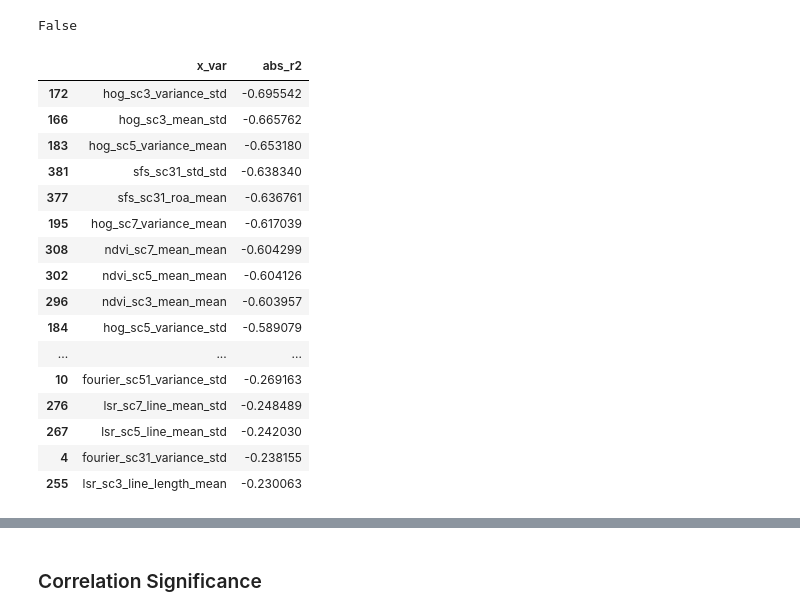
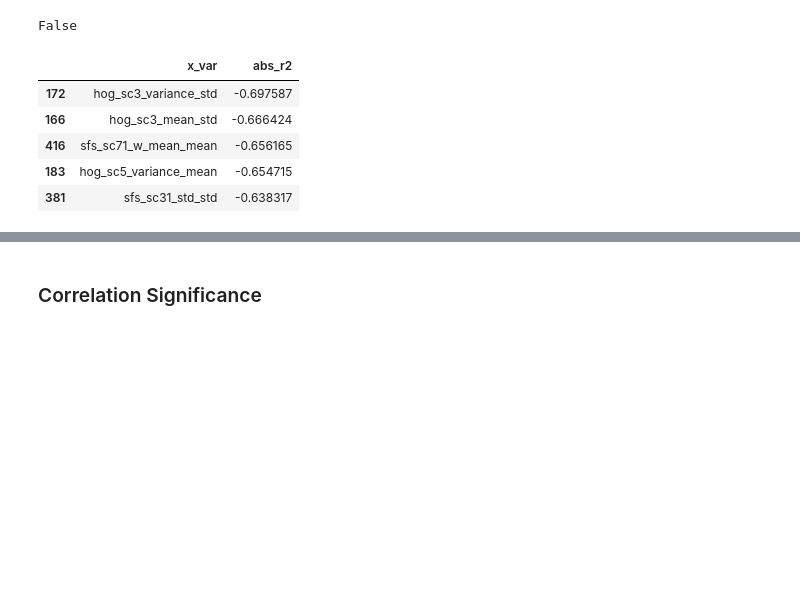
Before and after one commit to adbedada/capstone, a Jupyter notebook: sri_lanka/sri_ghs_normalized.ipynb, the cells around one changed output, grey strips where cells are left out. Saved outputs shown, nothing was run; the diff lists cells and outputs as text; code cells hidden in the pictures; blank space fills up the shorter version.

```diff
--- a/sri_lanka/sri_ghs_normalized.ipynb
+++ b/sri_lanka/sri_ghs_normalized.ipynb
@@ -123,5 +88,0 @@ Get a list of all independent variables from the DataFrame in list all_x
-# %%
-all_x = list(spfeas_guf.axes[1])[3:423]
-
-#Check
-all_x
@@ -164,24 +110,10 @@ as the one computed from these datasets.
 ***The p-values are not entirely
 reliable but are probably reasonable for datasets larger than 500 or so.***
 # %%
-spfeas_guf[y_var] = spfeas_guf[y_var].fillna(0)
-spfeas_guf[y_var].isnull().values.any()
+spfeas_ghs[y_var] = spfeas_ghs[y_var].fillna(0)
+spfeas_ghs[y_var].isnull().values.any()
 # %% [output]
 False
-# %%
-y_dict = {}
-x = []
-
-for x_var in all_x:
-
-    #Calculate the Pearson statistics,
-    # returns the Pearson value and p value
-
-    p = stats.skew(spfeas_guf[x_var])
-
-    #print(y_var, x_var, p)
-    # print back for mike
-    #print (y_var + " , " + x_var + " , " +  p)
 # %%
 y_dict = {}
 x = []
@@ -191,7 +123,7 @@ for x_var in all_x:
     #Calculate the Pearson statistics,
     # returns the Pearson value and p value
 
-    p = stats.pearsonr(spfeas_guf[x_var],spfeas_guf[y_var])
+    p = stats.pearsonr(spfeas_ghs[x_var],spfeas_ghs[y_var])
 
     # print back for mike
     #print (y_var + " , " + x_var + " , " +  str(p[0]) + " , " + str(p[1]))
@@ -214,25 +146,14 @@ y_dict[y_var] = list(x_df["x_var"][0:200])
 #Print out each dependent variable and
 #the number of x values that remain to check completion
 # %%
-x_df.head(50)
+x_df.head(5)
 # %% [output]
 |  | x_var | abs_r2 |
-| 172 | hog_sc3_variance_std | -0.695542 |
-| 166 | hog_sc3_mean_std | -0.665762 |
-| 183 | hog_sc5_variance_mean | -0.653180 |
-| 381 | sfs_sc31_std_std | -0.638340 |
-| 377 | sfs_sc31_roa_mean | -0.636761 |
-| 195 | hog_sc7_variance_mean | -0.617039 |
-| 308 | ndvi_sc7_mean_mean | -0.604299 |
-| 302 | ndvi_sc5_mean_mean | -0.604126 |
-| 296 | ndvi_sc3_mean_mean | -0.603957 |
-| 184 | hog_sc5_variance_std | -0.589079 |
-| ... | ... | ... |
-| 10 | fourier_sc51_variance_std | -0.269163 |
-| 276 | lsr_sc7_line_mean_std | -0.248489 |
-| 267 | lsr_sc5_line_mean_std | -0.242030 |
-| 4 | fourier_sc31_variance_std | -0.238155 |
-| 255 | lsr_sc3_line_length_mean | -0.230063 |
+| 172 | hog_sc3_variance_std | -0.697587 |
+| 166 | hog_sc3_mean_std | -0.666424 |
+| 416 | sfs_sc71_w_mean_mean | -0.656165 |
+| 183 | hog_sc5_variance_mean | -0.654715 |
+| 381 | sfs_sc31_std_std | -0.638317 |
 # %%
 #check
 
```
Also changed, not shown: parts of 51 cells of this notebook, 5 other files.
